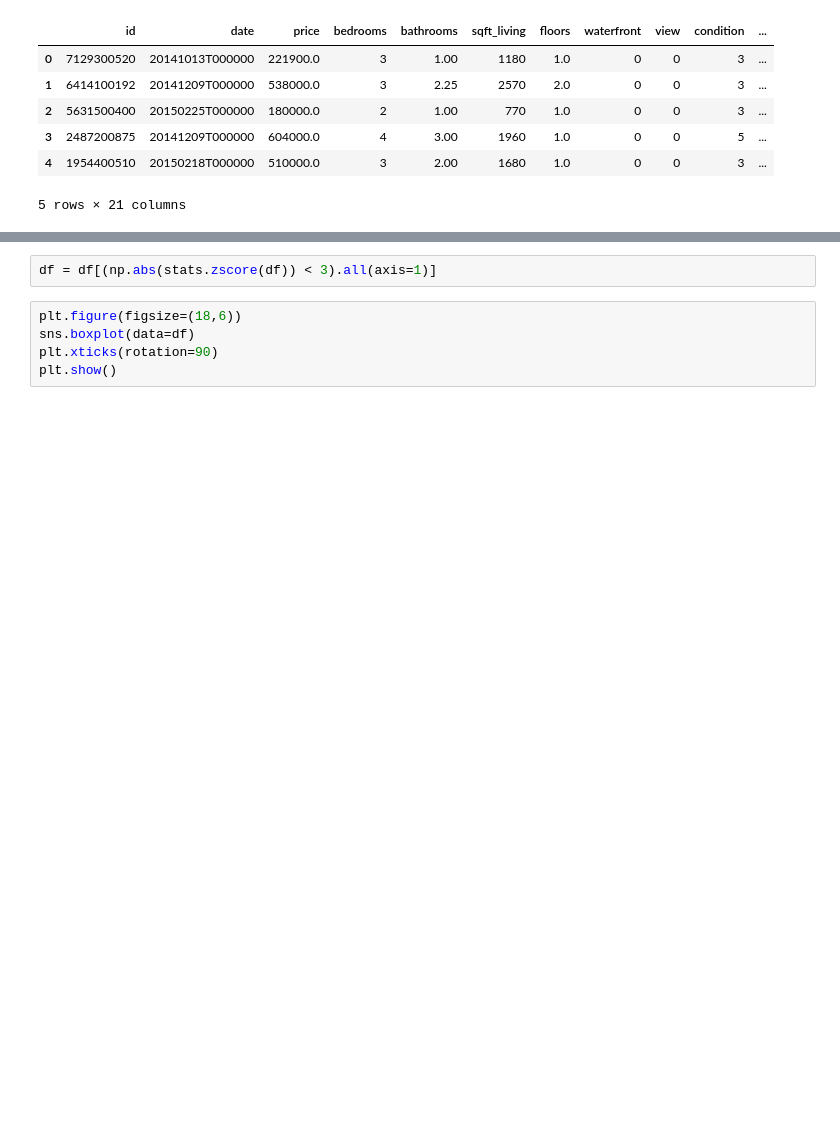
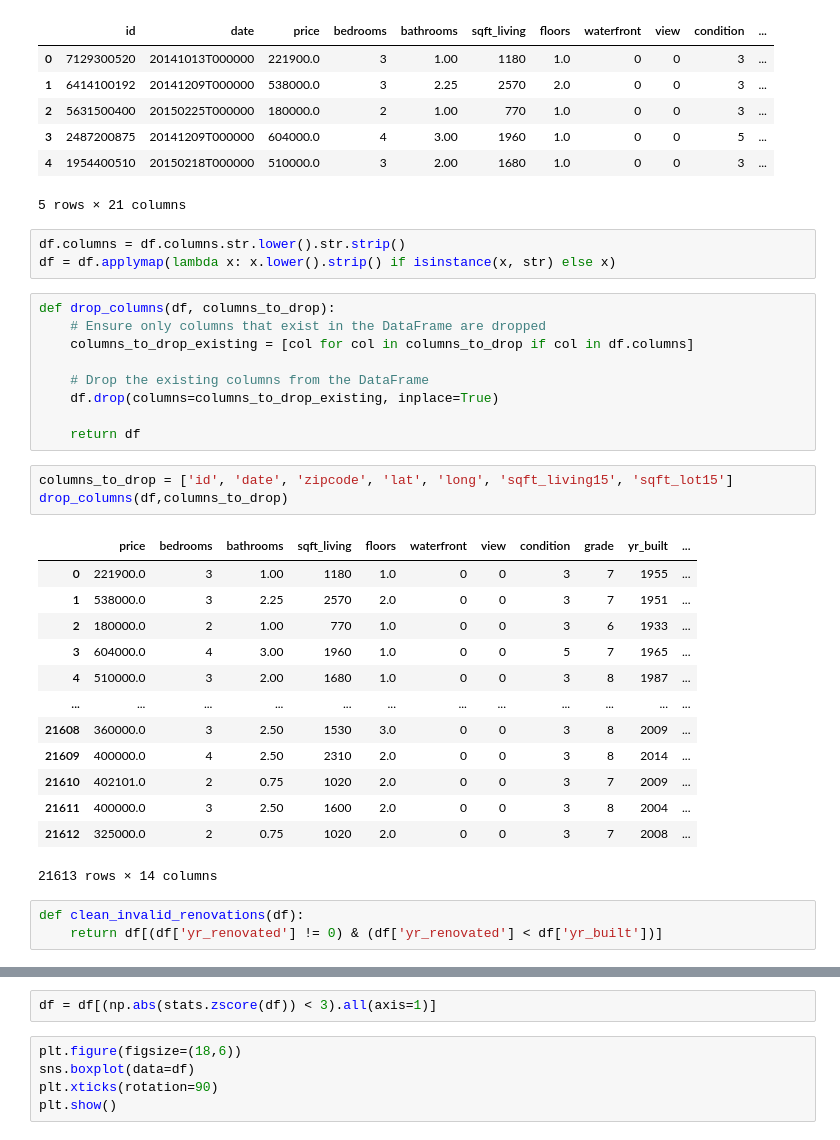
Before and after one commit to mohamadmoselhy/Data-Science-Projects, a Jupyter notebook: LinearRegression/NoteBook/HousePrediction.ipynb, the cells around one changed output, grey strips where cells are left out. Saved outputs shown, nothing was run; the diff lists cells and outputs as text; blank space fills up the shorter version.

```diff
--- a/LinearRegression/NoteBook/HousePrediction.ipynb
+++ b/LinearRegression/NoteBook/HousePrediction.ipynb
@@ -50,3 +52,35 @@ df.head()
 | 3 | 2487200875 | 20141209T000000 | 604000.0 | 4 | 3.00 | 1960 | 1.0 | 0 | 0 | 5 | ... |
 | 4 | 1954400510 | 20150218T000000 | 510000.0 | 3 | 2.00 | 1680 | 1.0 | 0 | 0 | 3 | ... |
 5 rows × 21 columns
+# %%
+df.columns = df.columns.str.lower().str.strip()
+df = df.applymap(lambda x: x.lower().strip() if isinstance(x, str) else x)
+# %%
+def drop_columns(df, columns_to_drop):
+    # Ensure only columns that exist in the DataFrame are dropped
+    columns_to_drop_existing = [col for col in columns_to_drop if col in df.columns]
+
+    # Drop the existing columns from the DataFrame
+    df.drop(columns=columns_to_drop_existing, inplace=True)
+
+    return df
+# %%
+columns_to_drop = ['id', 'date', 'zipcode', 'lat', 'long', 'sqft_living15', 'sqft_lot15']
+drop_columns(df,columns_to_drop)
+# %% [output]
+|  | price | bedrooms | bathrooms | sqft_living | floors | waterfront | view | condition | grade | yr_built | ... |
+| 0 | 221900.0 | 3 | 1.00 | 1180 | 1.0 | 0 | 0 | 3 | 7 | 1955 | ... |
+| 1 | 538000.0 | 3 | 2.25 | 2570 | 2.0 | 0 | 0 | 3 | 7 | 1951 | ... |
+| 2 | 180000.0 | 2 | 1.00 | 770 | 1.0 | 0 | 0 | 3 | 6 | 1933 | ... |
+| 3 | 604000.0 | 4 | 3.00 | 1960 | 1.0 | 0 | 0 | 5 | 7 | 1965 | ... |
+| 4 | 510000.0 | 3 | 2.00 | 1680 | 1.0 | 0 | 0 | 3 | 8 | 1987 | ... |
+| ... | ... | ... | ... | ... | ... | ... | ... | ... | ... | ... | ... |
+| 21608 | 360000.0 | 3 | 2.50 | 1530 | 3.0 | 0 | 0 | 3 | 8 | 2009 | ... |
+| 21609 | 400000.0 | 4 | 2.50 | 2310 | 2.0 | 0 | 0 | 3 | 8 | 2014 | ... |
+| 21610 | 402101.0 | 2 | 0.75 | 1020 | 2.0 | 0 | 0 | 3 | 7 | 2009 | ... |
+| 21611 | 400000.0 | 3 | 2.50 | 1600 | 2.0 | 0 | 0 | 3 | 8 | 2004 | ... |
+| 21612 | 325000.0 | 2 | 0.75 | 1020 | 2.0 | 0 | 0 | 3 | 7 | 2008 | ... |
+21613 rows × 14 columns
+# %%
+def clean_invalid_renovations(df):
+    return df[(df['yr_renovated'] != 0) & (df['yr_renovated'] < df['yr_built'])]
```
Also changed, not shown: parts of 60 cells of this notebook, 9 other files.
